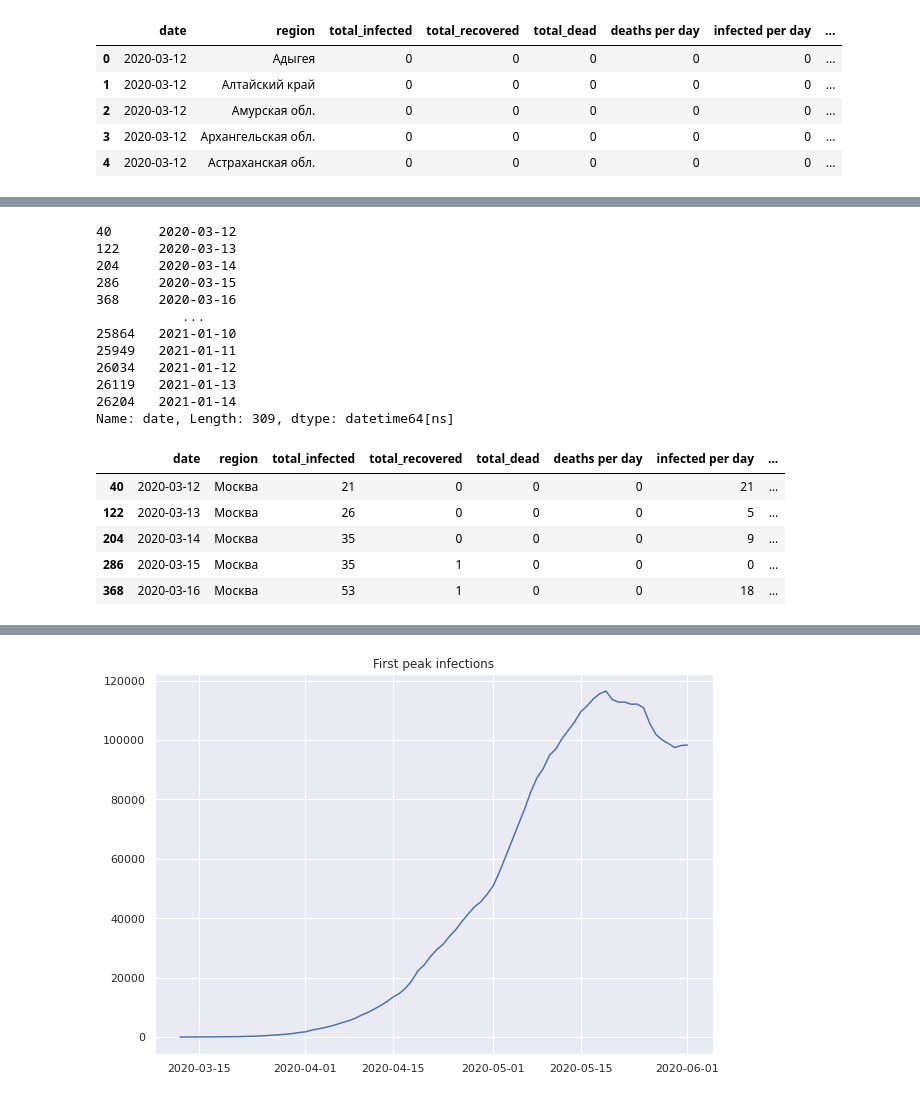
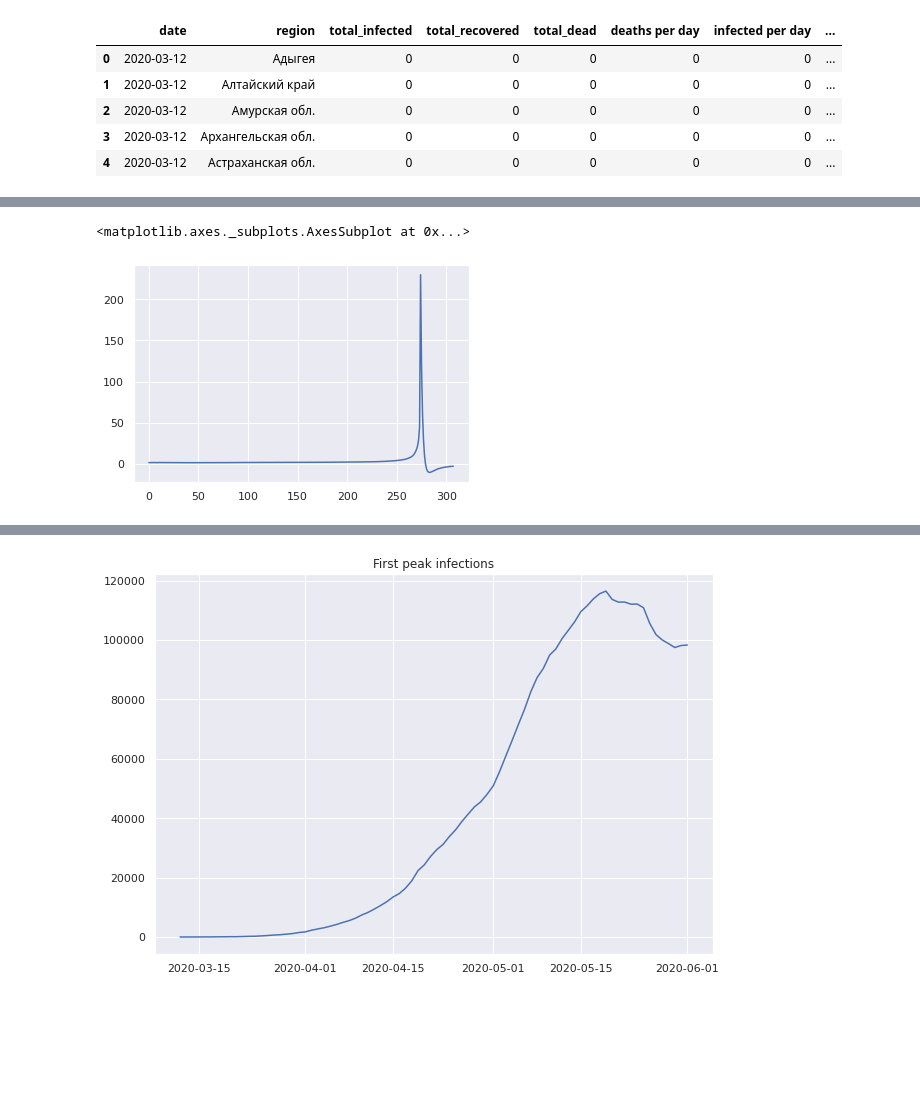
Before and after one commit to btseytlin/covid_peak_sir_modelling, a Jupyter notebook: sir.ipynb, the cells around one changed output, grey strips where cells are left out. Drawn from its saved outputs; the diff is of its cells as text; code cells hidden in the pictures; blank space fills up the shorter version.

```diff
--- a/sir.ipynb
+++ b/sir.ipynb
@@ -199,20 +239,10 @@ df = df[df.region == 'Москва']
+# %%
+sns.lineplot(data=pd.Series(est_betas).ewm(span=5, adjust=False).mean())
+# %% [output]
+<matplotlib.axes._subplots.AxesSubplot at 0x...>
+[figure, added]
 # %%
 #df = df.groupby(['date']).sum().reset_index()
 # %%
 #df = df[df.region == 'Москва']
 #df = df[['date', 'infected', 'recovered', 'dead']]
-# %%
-df['date']
-# %% [output]
-40      2020-03-12
-122     2020-03-13
-204     2020-03-14
-286     2020-03-15
-368     2020-03-16
-           ...
-25864   2021-01-10
-25949   2021-01-11
-26034   2021-01-12
-26119   2021-01-13
-26204   2021-01-14
-Name: date, Length: 309, dtype: datetime64[ns]
@@ -221,12 +249,3 @@ df['date'] = pd.to_datetime(df['date'], format='%d.%m.%Y')
-# %%
-df.head()
-# %% [output]
-|  | date | region | total_infected | total_recovered | total_dead | deaths per day | infected per day | ... |
-| 40 | 2020-03-12 | Москва | 21 | 0 | 0 | 0 | 21 | ... |
-| 122 | 2020-03-13 | Москва | 26 | 0 | 0 | 0 | 5 | ... |
-| 204 | 2020-03-14 | Москва | 35 | 0 | 0 | 0 | 9 | ... |
-| 286 | 2020-03-15 | Москва | 35 | 1 | 0 | 0 | 0 | ... |
-| 368 | 2020-03-16 | Москва | 53 | 1 | 0 | 0 | 18 | ... |
 # %%
 plt.figure(figsize=(10, 7))
 plt.title('Moscow COVID-19 new infections per day')
```
Also changed, not shown: parts of 29 cells of this notebook, 3 other files.
